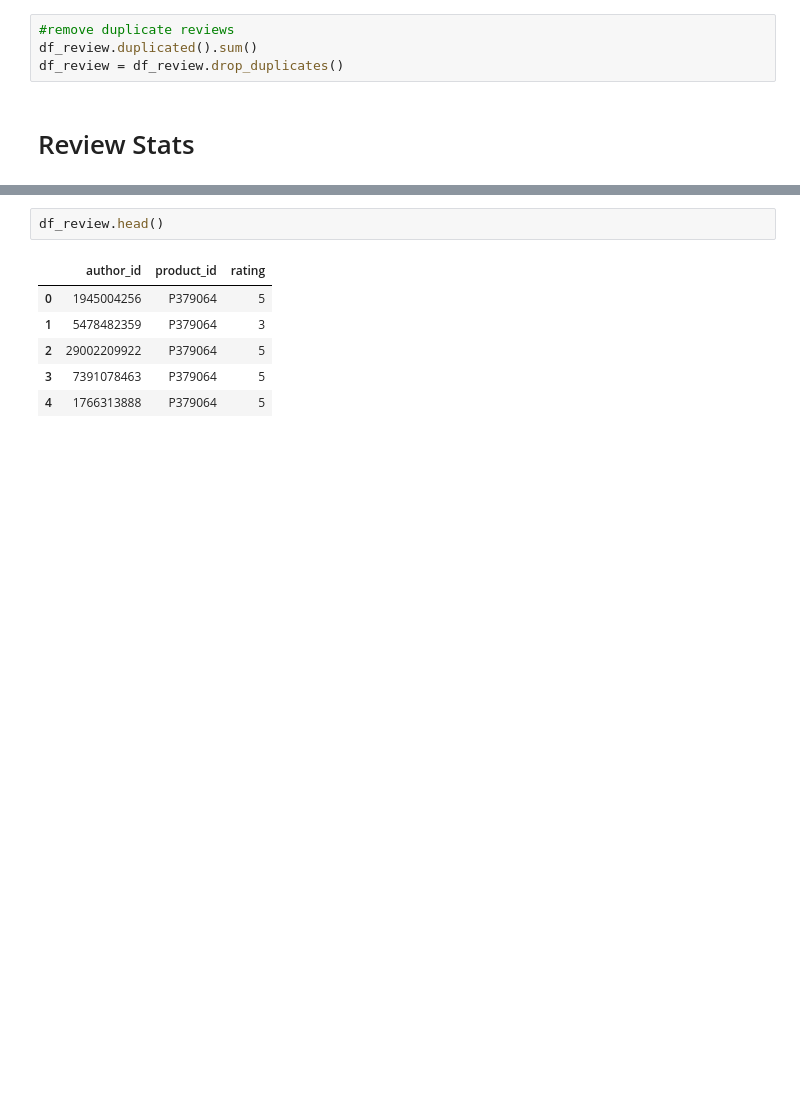
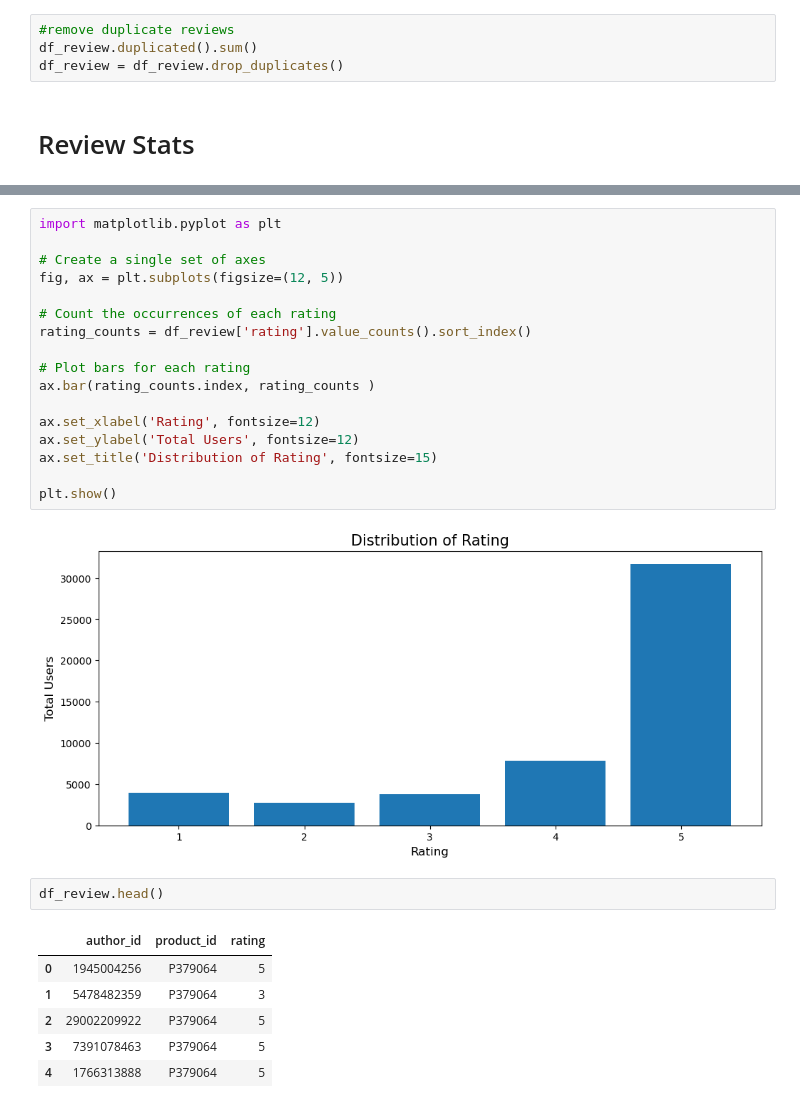
Before and after one commit to manaswitha1001/beautyrecommendationapp, a Jupyter notebook: Sephora-recommender-system.ipynb, the cells around one changed output, grey strips where cells are left out. Drawn from its saved outputs; the diff is of its cells as text; blank space fills up the shorter version.

```diff
--- a/Sephora-recommender-system.ipynb
+++ b/Sephora-recommender-system.ipynb
@@ -430,3 +379,22 @@ TypeError: 'Axes' object is not subscriptable
+# %%
+import matplotlib.pyplot as plt
+
+# Create a single set of axes
+fig, ax = plt.subplots(figsize=(12, 5))
+
+# Count the occurrences of each rating
+rating_counts = df_review['rating'].value_counts().sort_index()
+
+# Plot bars for each rating
+ax.bar(rating_counts.index, rating_counts )
+
+ax.set_xlabel('Rating', fontsize=12)
+ax.set_ylabel('Total Users', fontsize=12)
+ax.set_title('Distribution of Rating', fontsize=15)
+
+plt.show()
+# %% [output]
+[figure, added]
 # %%
 df_review.head()
 # %% [output]
```
Also changed, not shown: parts of 38 cells of this notebook, 1 other file.
